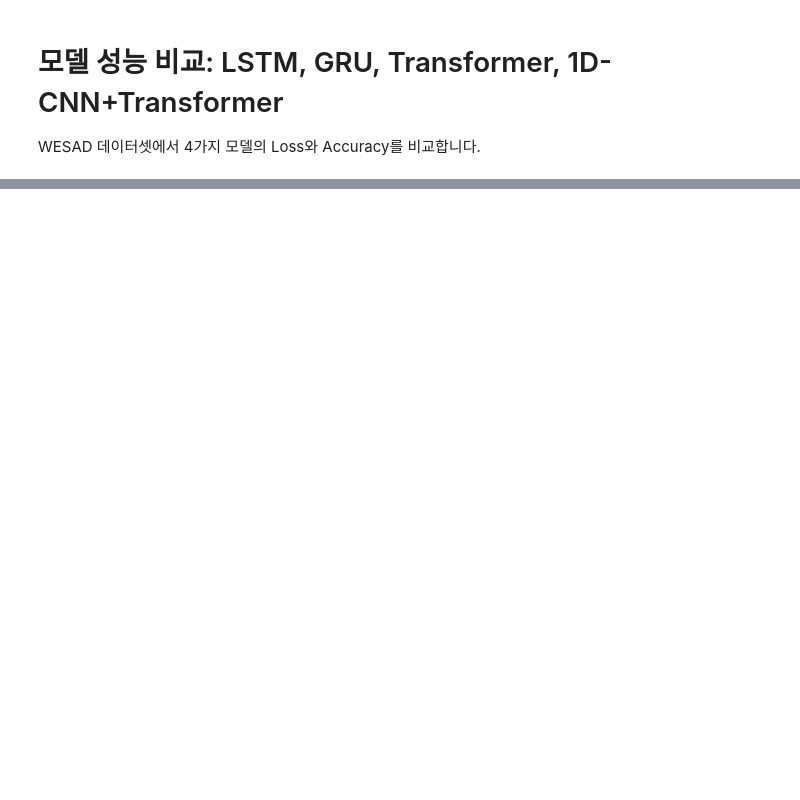
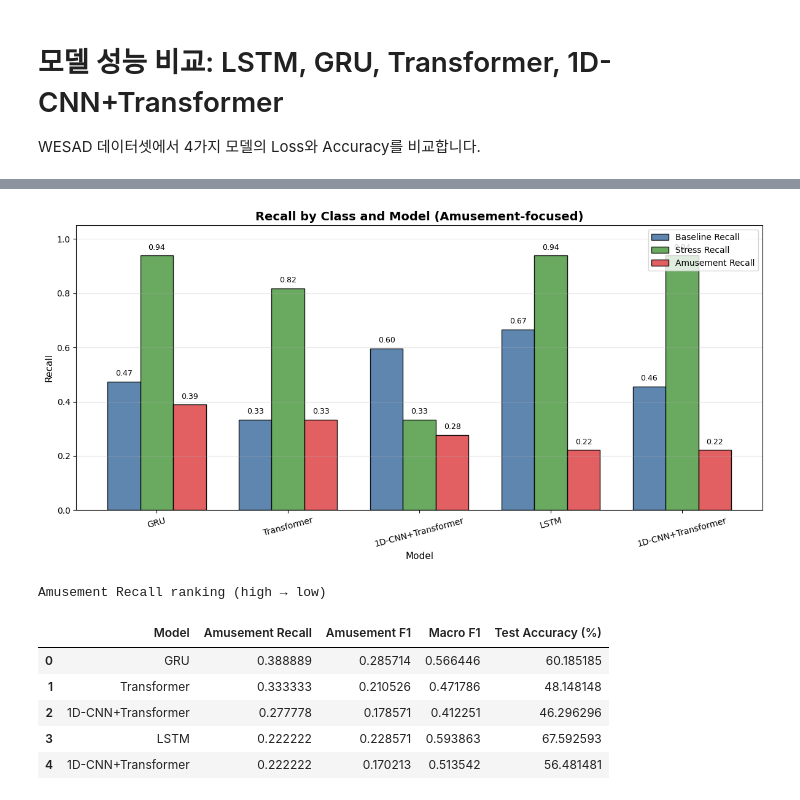
Before and after one commit to binghin2/Research, a Jupyter notebook: WESAD_classification/Training/Accuracy_comparison.ipynb, the cells around one changed output, grey strips where cells are left out. Cells and saved outputs as stored; diff of their text form; code cells hidden in the pictures; blank space fills up the shorter version.

```diff
--- a/WESAD_classification/Training/Accuracy_comparison.ipynb
+++ b/WESAD_classification/Training/Accuracy_comparison.ipynb
@@ -362,0 +897,54 @@ plt.show()
+# %%
+# 클래스별 Recall 비교 플롯 (Baseline / Stress / Amusement)
+if 'detailed_df' not in globals() or detailed_df.empty:
+    raise RuntimeError('먼저 클래스별 F1/Recall 비교 셀을 실행하세요.')
+
+plot_df = detailed_df.copy()
+plot_df = plot_df.sort_values(by='Amusement Recall', ascending=False).reset_index(drop=True)
+
+models = plot_df['Model'].tolist()
+x = np.arange(len(models))
+w = 0.25
+
+baseline_r = plot_df['Baseline Recall'].values
+stress_r = plot_df['Stress Recall'].values
+amusement_r = plot_df['Amusement Recall'].values
+
+fig, ax = plt.subplots(figsize=(12, 6))
+b1 = ax.bar(x - w, baseline_r, width=w, label='Baseline Recall', color='#4e79a7', edgecolor='black', alpha=0.9)
+b2 = ax.bar(x, stress_r, width=w, label='Stress Recall', color='#59a14f', edgecolor='black', alpha=0.9)
+b3 = ax.bar(x + w, amusement_r, width=w, label='Amusement Recall', color='#e15759', edgecolor='black', alpha=0.95)
+
+ax.set_title('Recall by Class and Model (Amusement-focused)', fontsize=14, fontweight='bold')
+ax.set_ylabel('Recall', fontsize=11)
+ax.set_xlabel('Model', fontsize=11)
+ax.set_xticks(x)
+ax.set_xticklabels(models, rotation=15)
+ax.set_ylim(0, 1.05)
+ax.grid(axis='y', alpha=0.3)
+ax.legend(loc='upper right')
+
+for bars in [b1, b2, b3]:
+    for bar in bars:
+        h = bar.get_height()
+        ax.text(
+            bar.get_x() + bar.get_width()/2,
+            h + 0.015,
+            f'{h:.2f}',
+            ha='center', va='bottom', fontsize=9
+        )
+
+plt.tight_layout()
+plt.show()
+
+print('\nAmusement Recall ranking (high → low)')
+display(plot_df[['Model', 'Amusement Recall', 'Amusement F1', 'Macro F1', 'Test Accuracy (%)']])
+# %% [output]
+[figure, added]
+Amusement Recall ranking (high → low)
+|  | Model | Amusement Recall | Amusement F1 | Macro F1 | Test Accuracy (%) |
+| 0 | GRU | 0.388889 | 0.285714 | 0.566446 | 60.185185 |
+| 1 | Transformer | 0.333333 | 0.210526 | 0.471786 | 48.148148 |
+| 2 | 1D-CNN+Transformer | 0.277778 | 0.178571 | 0.412251 | 46.296296 |
+| 3 | LSTM | 0.222222 | 0.228571 | 0.593863 | 67.592593 |
+| 4 | 1D-CNN+Transformer | 0.222222 | 0.170213 | 0.513542 | 56.481481 |
```
Also changed, not shown: parts of 14 cells of this notebook, 20 other files.
